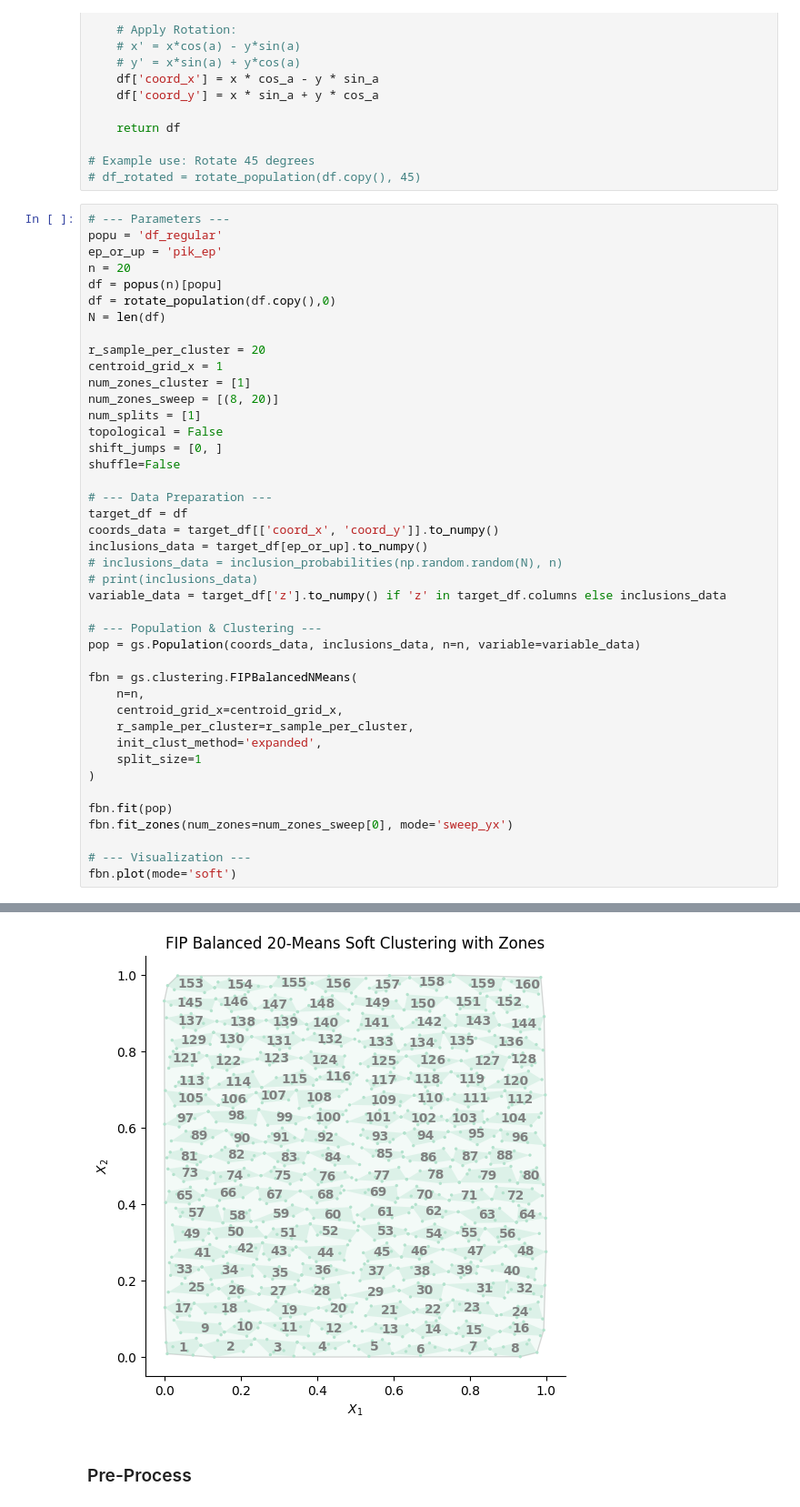
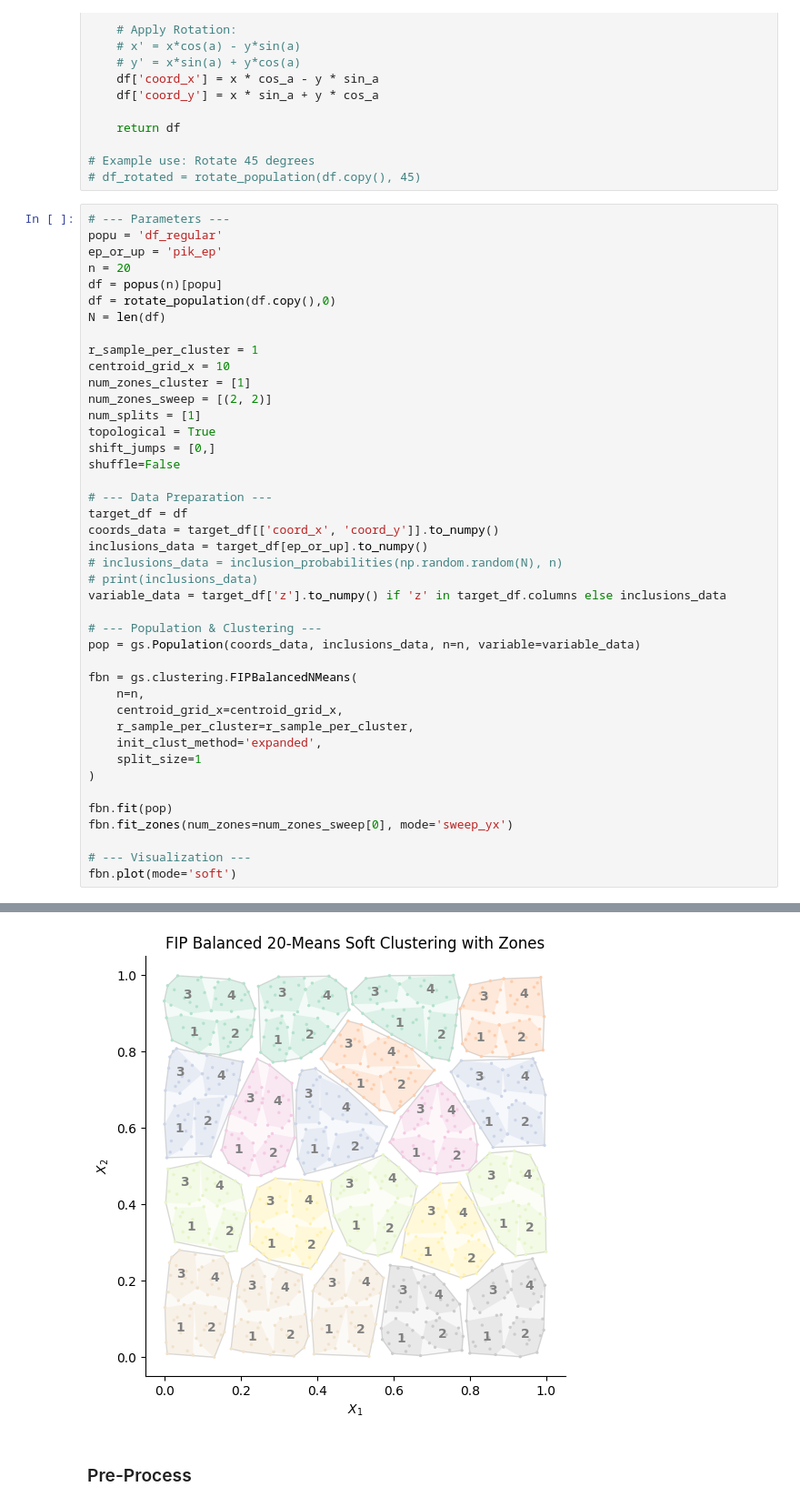
Before and after one commit to mehdimhb/graphical-sampling, a Jupyter notebook: simulations/jupyters/sampling.ipynb, the cells around one changed output, grey strips where cells are left out. Shown at 91% size. Cells and saved outputs as stored; diff of their text form.

Commit message:
sofar, cluster of size 1 with all n of zones are working!

```diff
--- a/simulations/jupyters/sampling.ipynb
+++ b/simulations/jupyters/sampling.ipynb
@@ -169,42 +135,42 @@ df = popus(n)[popu]
 df = rotate_population(df.copy(),0)
 N = len(df)
 
-r_sample_per_cluster = 20
-centroid_grid_x = 1
+r_sample_per_cluster = 1
+centroid_grid_x = 10
 num_zones_cluster = [1]
-num_zones_sweep = [(8, 20)]
+num_zones_sweep = [(2, 2)]
 num_splits = [1]
-topological = False
-shift_jumps = [0, ]
+topological = True
+shift_jumps = [0,]
 shuffle=False
 
 # --- Data Preparation ---
 target_df = df
 coords_data = target_df[['coord_x', 'coord_y']].to_numpy()
 inclusions_data = target_df[ep_or_up].to_numpy()
 # inclusions_data = inclusion_probabilities(np.random.random(N), n)
 # print(inclusions_data)
 variable_data = target_df['z'].to_numpy() if 'z' in target_df.columns else inclusions_data
 
 # --- Population & Clustering ---
 pop = gs.Population(coords_data, inclusions_data, n=n, variable=variable_data)
 
 fbn = gs.clustering.FIPBalancedNMeans(
     n=n,
     centroid_grid_x=centroid_grid_x,
     r_sample_per_cluster=r_sample_per_cluster,
     init_clust_method='expanded',
     split_size=1
 )
 
 fbn.fit(pop)
 fbn.fit_zones(num_zones=num_zones_sweep[0], mode='sweep_yx')
 
 # --- Visualization ---
 fbn.plot(mode='soft')
 # %% [output]
 <Axes: title={'center': 'FIP Balanced 20-Means Soft Clustering with Zones'}, xlabel='$X_1$', ylabel='$X_2$'>
-[figure, old version]
+[figure, new version]
 # %% [markdown]
 ### Pre-Process
 # %%
```
Also changed, not shown: parts of 20 cells of this notebook, 3 other files.
